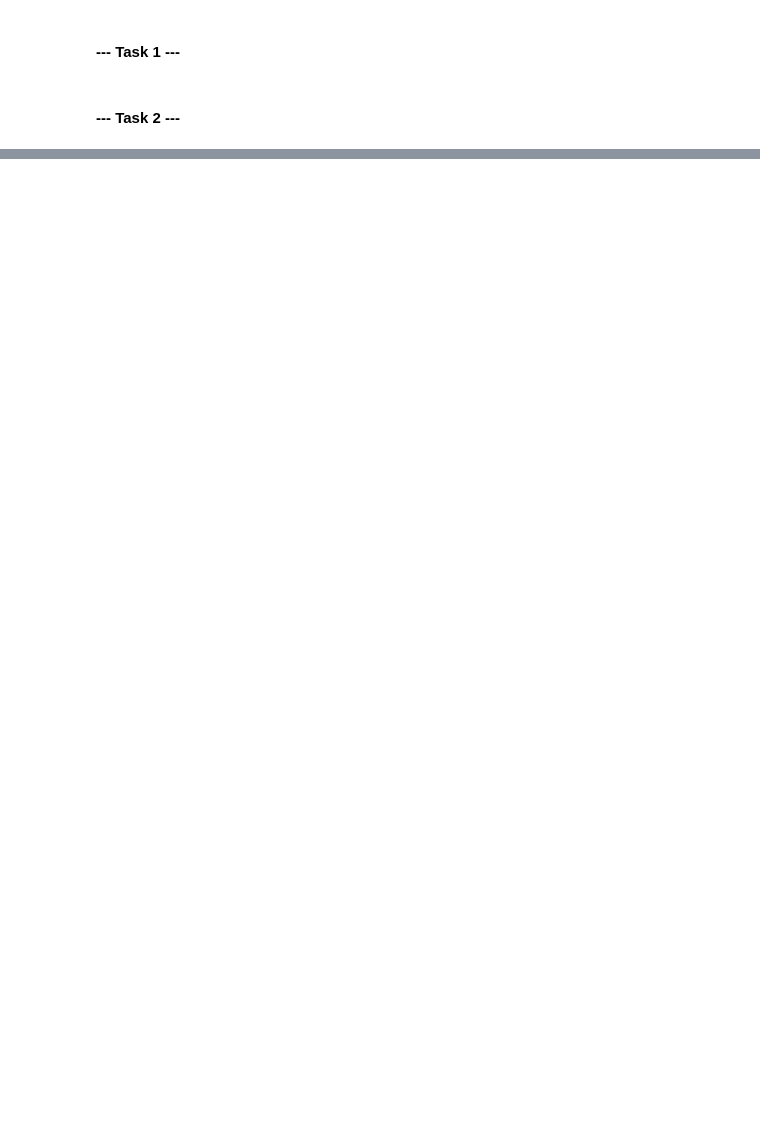
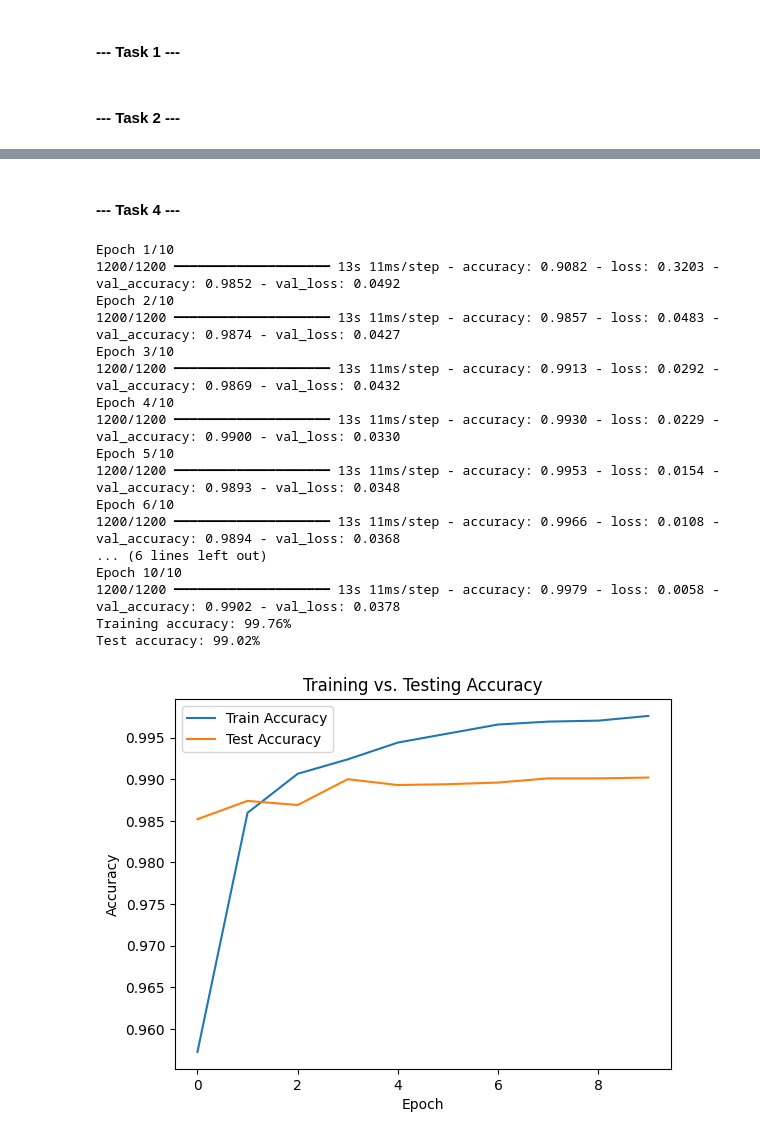
Before and after one commit to Leonjmroe/MSc-AI, a Jupyter notebook: Module 9 - Foundations of Machine Learning/Assignment 2/main.ipynb, the cells around one changed output, grey strips where cells are left out. Cells and saved outputs as stored; diff of their text form; code cells hidden in the pictures; blank space fills up the shorter version.

```diff
--- a/Module 9 - Foundations of Machine Learning/Assignment 2/main.ipynb
+++ b/Module 9 - Foundations of Machine Learning/Assignment 2/main.ipynb
@@ -284,0 +435,54 @@ display(df)
+# %% [markdown]
+#### --- Task 4 --- ####
+# %%
+# Load and prepare data
+
+(x_train, y_train), (x_test, y_test) = mnist.load_data()
+n_train = x_train.shape[0]
+n_test = x_test.shape[0]
+print(f'Training images: {n_train}, Test images: {n_test}')
+
+# Reshape and normalise the data
+x_train = x_train.reshape((n_train, 28, 28, 1)) / 255.0
+x_test = x_test.reshape((n_test, 28, 28, 1)) / 255.0
+
+# One-hot encode the labels
+y_train = tf.keras.utils.to_categorical(y_train, 10)
+y_test = tf.keras.utils.to_categorical(y_test, 10)
+# %%
+# Base CNN Model
+
+model = Sequential([
+    Conv2D(32, kernel_size=(4, 4), strides=(1, 1), activation='relu', input_shape=(28, 28, 1)),
+    Conv2D(64, kernel_size=(4, 4), strides=(2, 2), activation='relu'),
+    Conv2D(128, kernel_size=(4, 4), strides=(2, 2), activation='relu'),
+    Flatten(),
+    Dense(10, activation='softmax')
+])
+
+# Compile the model
+model.compile(optimizer=tf.keras.optimizers.Adam(learning_rate=0.001), loss='categorical_crossentropy', metrics=['accuracy'])
+
+# Train the model
+history = model.fit(x_train, y_train, batch_size=50, epochs=10, validation_data=(x_test, y_test), callbacks=[tensorboard_callback])
+
+plot(history)
+# %% [output]
+Epoch 1/10
+1200/1200 ━━━━━━━━━━━━━━━━━━━━ 13s 11ms/step - accuracy: 0.9082 - loss: 0.3203 - val_accuracy: 0.9852 - val_loss: 0.0492
+Epoch 2/10
+1200/1200 ━━━━━━━━━━━━━━━━━━━━ 13s 11ms/step - accuracy: 0.9857 - loss: 0.0483 - val_accuracy: 0.9874 - val_loss: 0.0427
+Epoch 3/10
+1200/1200 ━━━━━━━━━━━━━━━━━━━━ 13s 11ms/step - accuracy: 0.9913 - loss: 0.0292 - val_accuracy: 0.9869 - val_loss: 0.0432
+Epoch 4/10
+1200/1200 ━━━━━━━━━━━━━━━━━━━━ 13s 11ms/step - accuracy: 0.9930 - loss: 0.0229 - val_accuracy: 0.9900 - val_loss: 0.0330
+Epoch 5/10
+1200/1200 ━━━━━━━━━━━━━━━━━━━━ 13s 11ms/step - accuracy: 0.9953 - loss: 0.0154 - val_accuracy: 0.9893 - val_loss: 0.0348
+Epoch 6/10
+1200/1200 ━━━━━━━━━━━━━━━━━━━━ 13s 11ms/step - accuracy: 0.9966 - loss: 0.0108 - val_accuracy: 0.9894 - val_loss: 0.0368
+... (6 lines left out)
+Epoch 10/10
+1200/1200 ━━━━━━━━━━━━━━━━━━━━ 13s 11ms/step - accuracy: 0.9979 - loss: 0.0058 - val_accuracy: 0.9902 - val_loss: 0.0378
+Training accuracy: 99.76%
+Test accuracy: 99.02%
+[figure, added]
```
Also changed, not shown: parts of 14 cells of this notebook, 22 other files.
